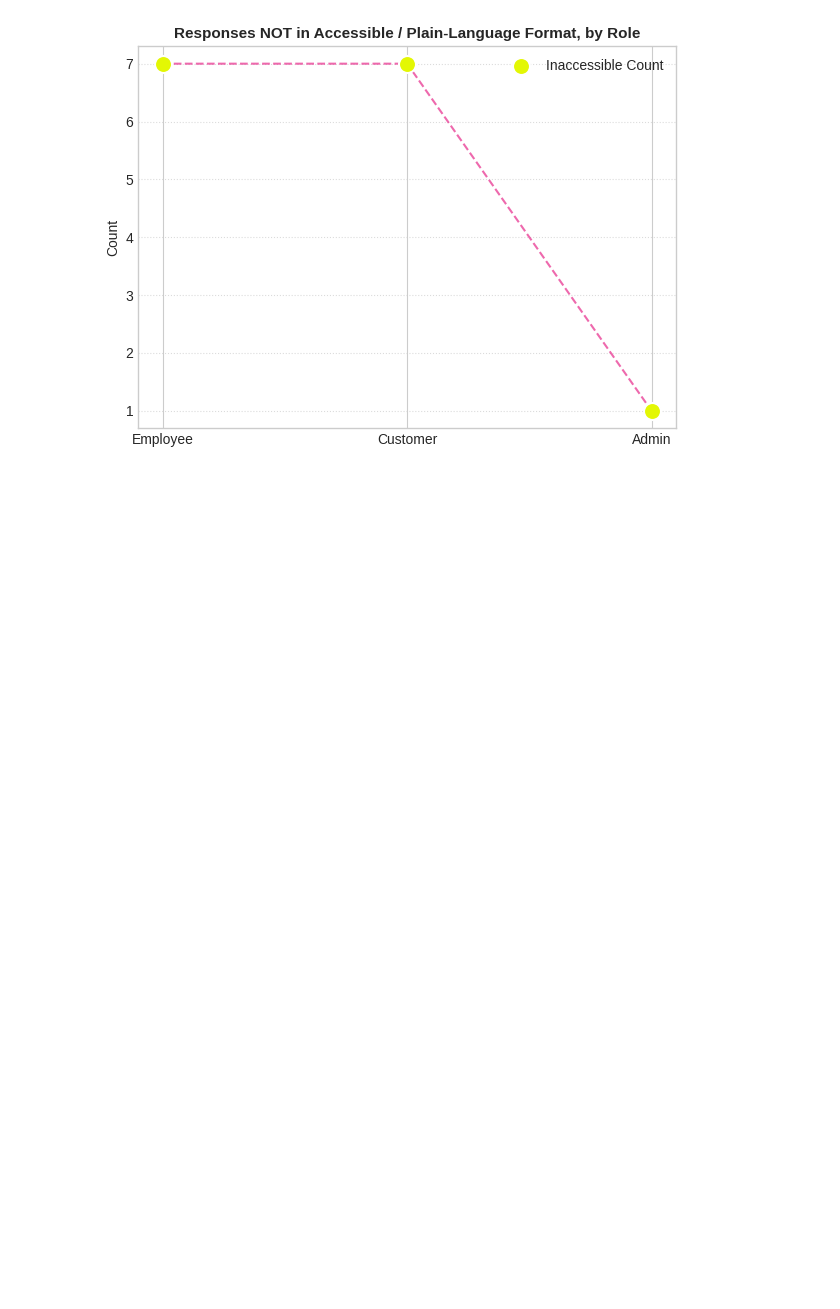
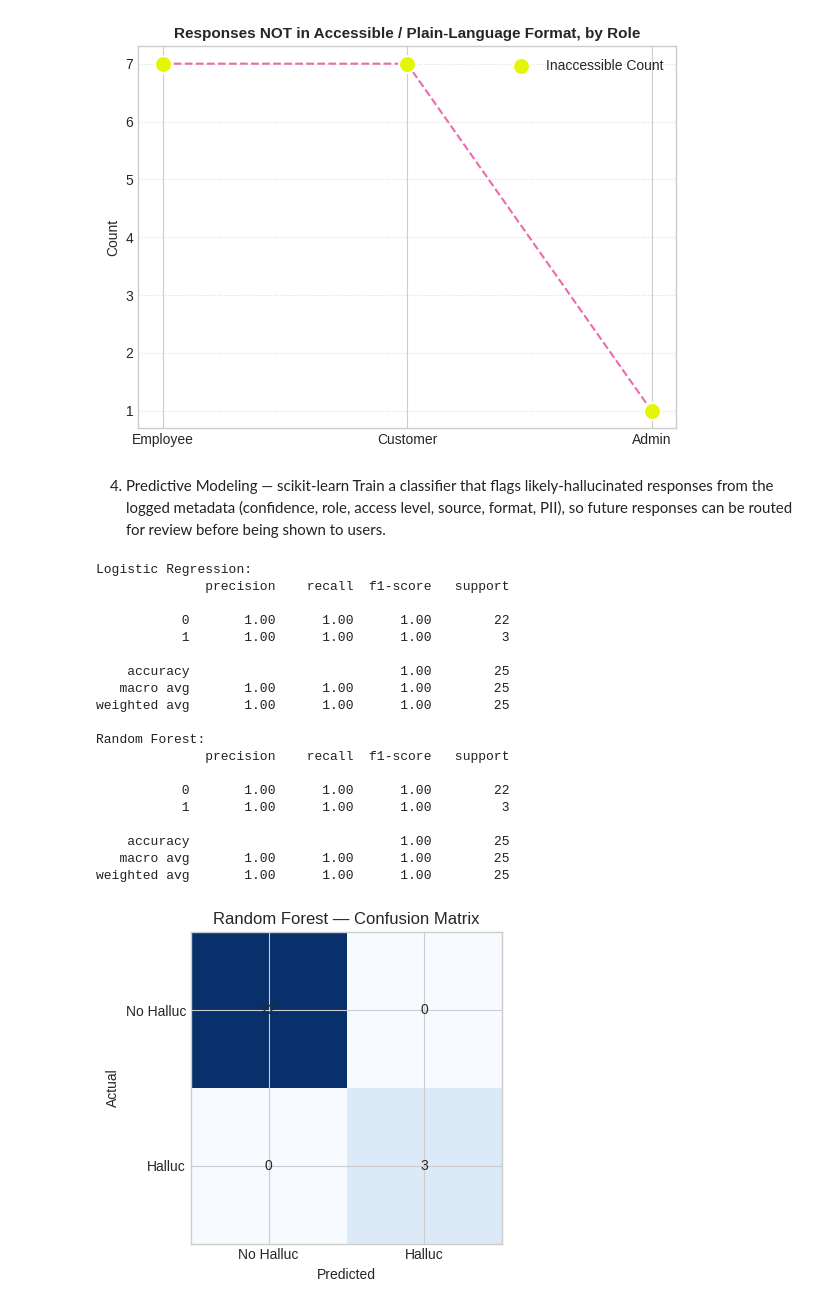
Before and after one commit to techplanshetyapps/aiReviewer, a Jupyter notebook: aiReviewer.ipynb, the cells around one changed output. Cells and saved outputs as stored; diff of their text form; code cells hidden in the pictures; blank space fills up the shorter version.

```diff
--- a/aiReviewer.ipynb
+++ b/aiReviewer.ipynb
@@ -290,3 +293,61 @@ Customer    7
 Admin       1
 Name: count, dtype: int64
 [figure]
+# %% [markdown]
+4. Predictive Modeling — scikit-learn
+Train a classifier that flags likely-hallucinated responses from the logged metadata (confidence, role, access level, source, format, PII), so future responses can be routed for review before being shown to users.
+# %%
+features_num = ['Confidence_Score']
+features_cat = ['User_Role_clean','Accessibility_Format','Access_Level_Required','Response_Source','Contains_PII']
+X = df[features_num + features_cat]
+y = df['Hallucination_Flag']
+
+pre = ColumnTransformer([
+    ('num', StandardScaler(), features_num),
+    ('cat', OneHotEncoder(handle_unknown='ignore'), features_cat)
+])
+
+Xtr, Xte, ytr, yte = train_test_split(X, y, test_size=0.25, random_state=42, stratify=y)
+
+log_pipe = Pipeline([('pre', pre), ('clf', LogisticRegression(max_iter=1000, class_weight='balanced'))])
+log_pipe.fit(Xtr, ytr)
+print("Logistic Regression:")
+print(classification_report(yte, log_pipe.predict(Xte), zero_division=0))
+
+rf_pipe = Pipeline([('pre', pre), ('clf', RandomForestClassifier(n_estimators=200, random_state=42, class_weight='balanced'))])
+rf_pipe.fit(Xtr, ytr)
+pred_rf = rf_pipe.predict(Xte)
+print("Random Forest:")
+print(classification_report(yte, pred_rf, zero_division=0))
+
+cm = confusion_matrix(yte, pred_rf)
+fig, ax = plt.subplots(figsize=(4.5,4))
+ax.imshow(cm, cmap='Blues')
+for i in range(2):
+    for j in range(2):
+        ax.text(j, i, cm[i,j], ha='center', va='center')
+ax.set_xticks([0,1]); ax.set_yticks([0,1])
+ax.set_xticklabels(['No Halluc','Halluc']); ax.set_yticklabels(['No Halluc','Halluc'])
+ax.set_xlabel('Predicted'); ax.set_ylabel('Actual'); ax.set_title('Random Forest — Confusion Matrix')
+plt.tight_layout(); plt.show()
+# %% [output]
+Logistic Regression:
+              precision    recall  f1-score   support
+
+           0       1.00      1.00      1.00        22
+           1       1.00      1.00      1.00         3
+
+    accuracy                           1.00        25
+   macro avg       1.00      1.00      1.00        25
+weighted avg       1.00      1.00      1.00        25
+
+Random Forest:
+              precision    recall  f1-score   support
+
+           0       1.00      1.00      1.00        22
+           1       1.00      1.00      1.00         3
+
+    accuracy                           1.00        25
+   macro avg       1.00      1.00      1.00        25
+weighted avg       1.00      1.00      1.00        25
+[figure, added]
```
Also changed, not shown: parts of 1 cell of this notebook.
